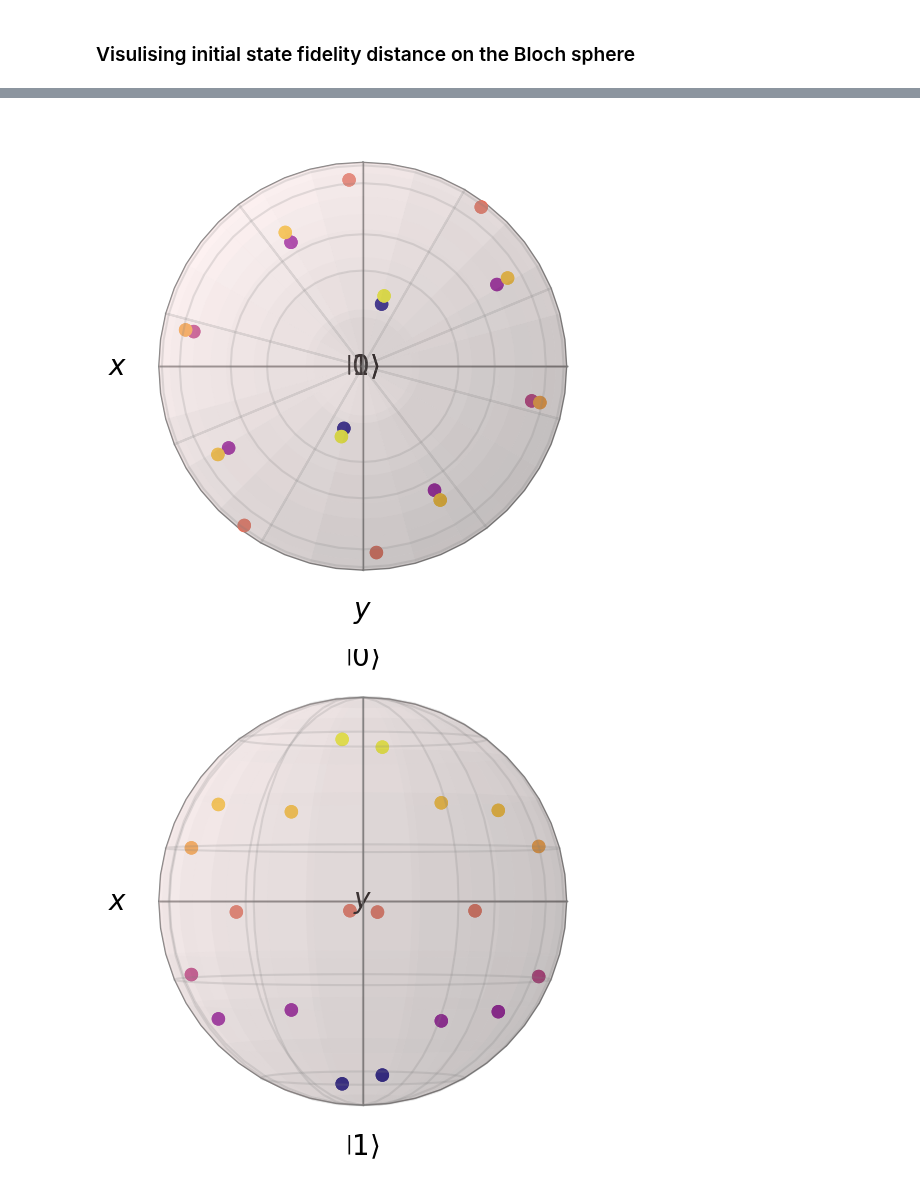
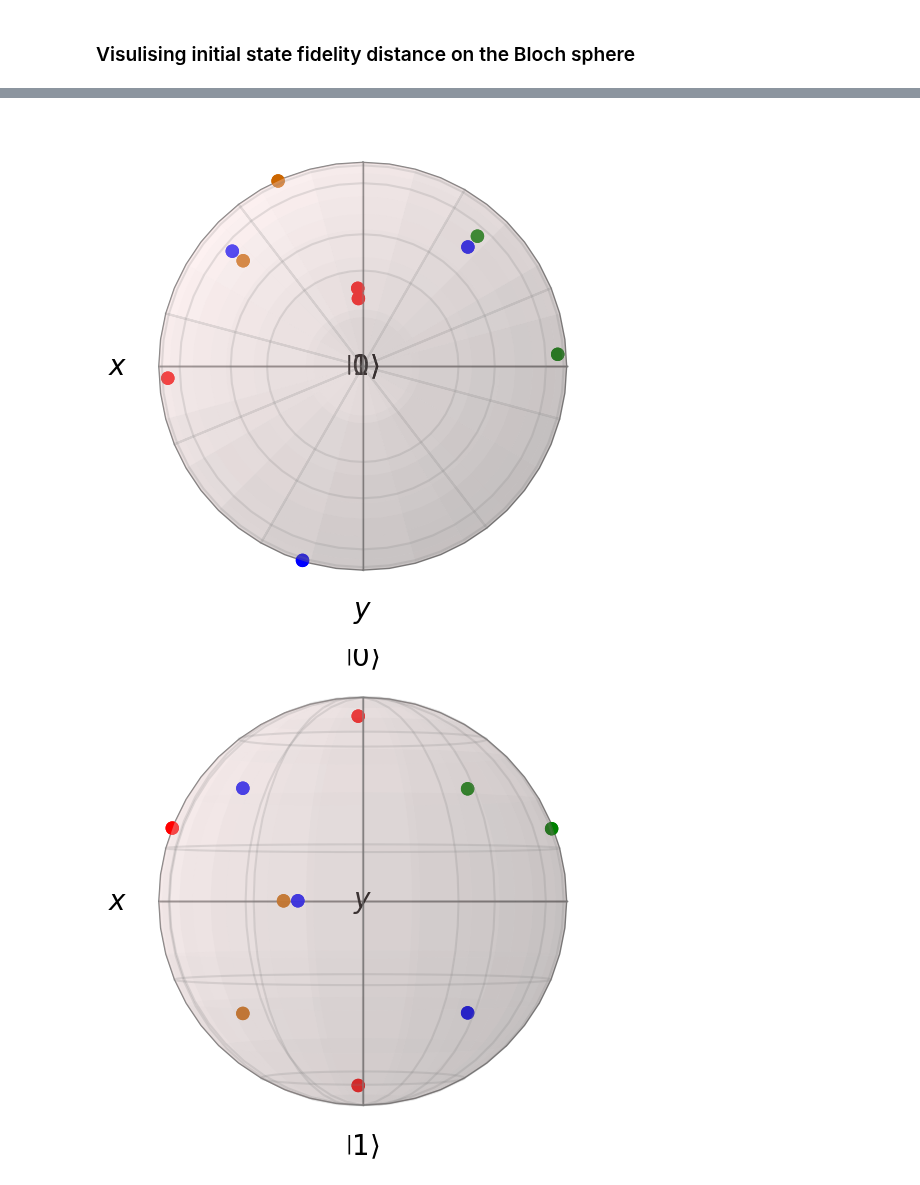
Before and after one commit to zpopovych/quantum-open-systems-polynomial-sid, a Jupyter notebook: Initial_states_on_Bloch.ipynb, the cells around one changed output, grey strips where cells are left out. Drawn from its saved outputs; the diff is of its cells as text; code cells hidden in the pictures.

Commit message:
initial states snd Bloch 2

```diff
--- a/Initial_states_on_Bloch.ipynb
+++ b/Initial_states_on_Bloch.ipynb
@@ -42,0 +48,11 @@ init_rhos, fid_distances  = get_init_states()
+# %%
+# Example usage:
+gamma_value = "0.079477"
+hdf5_file = "SB_simulation_init_states.h5"
+init_states = read_initial_states_for_gamma(hdf5_file, gamma_value)
+
+# Print the initial states
+for state, (rho_init, time_init) in init_states.items():
+    print(f"State: {state}")
+    print(f"Initial Density Matrix (rho_init):\n{rho_init}")
+    print(f"Initial Time (time_init): {time_init}\n")
@@ -43,3 +77,7 @@ init_rhos, fid_distances  = get_init_states()
+# %%
+init_rhos = []
+for state, (rho_init, time_init) in init_states.items():
+    init_rhos.append(rho_init)
 # %%
 pole = [0,90]
 ecuator = [0,0]
@@ -52,22 +90,14 @@ def bloch_vector(rho):
     bloch_vector = np.array([ np.real(np.trace(np.array(sigma) @ rho)) for sigma in sigmas])
     return bloch_vector
 
-def bloch_init_states(rho, fid_distances, view = [-60,30], palette = 'plasma'):
-
-    val = np.array(fid_distances)
-    val -= val.min()
-    val /= val.max()
-
-    colors = plt.cm.get_cmap(palette)(val)[:,:3]
+def bloch_init_states(rho, view = [-60,30], palette = 'plasma'):
 
     b = qutip.Bloch()
     b.view = view
     b.point_marker = ['.']
     b.point_size = [300]
 
-    b.point_color = colors
-
-    for i in range(20):
+    for i in range(10):
         xp, yp, zp = bloch_vector(rho[i]).tolist()
         b.add_points([xp, yp, zp])
 
@@ -86,16 +116,16 @@ bb1.savefig('Bloch3d_w_dodecahedron.pdf')
 # %%
-f2  = bloch_init_states(init_rhos, fid_distances, view = pole)
+f2  = bloch_init_states(init_rhos, view = pole)
 f2.show()
 bb2 = f2.fig
 #bb2.savefig('Bloch_pole.svg')
 # %% [output]
-[figure, old version]
+[figure, new version]
 # %%
-f3  = bloch_init_states(init_rhos, fid_distances, view = ecuator)
+f3  = bloch_init_states(init_rhos, view = ecuator)
 f3.show()
 bb3 = f3.fig
 #bb3.savefig('bloch_ecuatorY.svg')
 # %% [output]
-[figure, old version]
+[figure, new version]
 # %%
 xecuator = [90,0]
```
Also changed, not shown: parts of 9 cells of this notebook, 1 other file.
